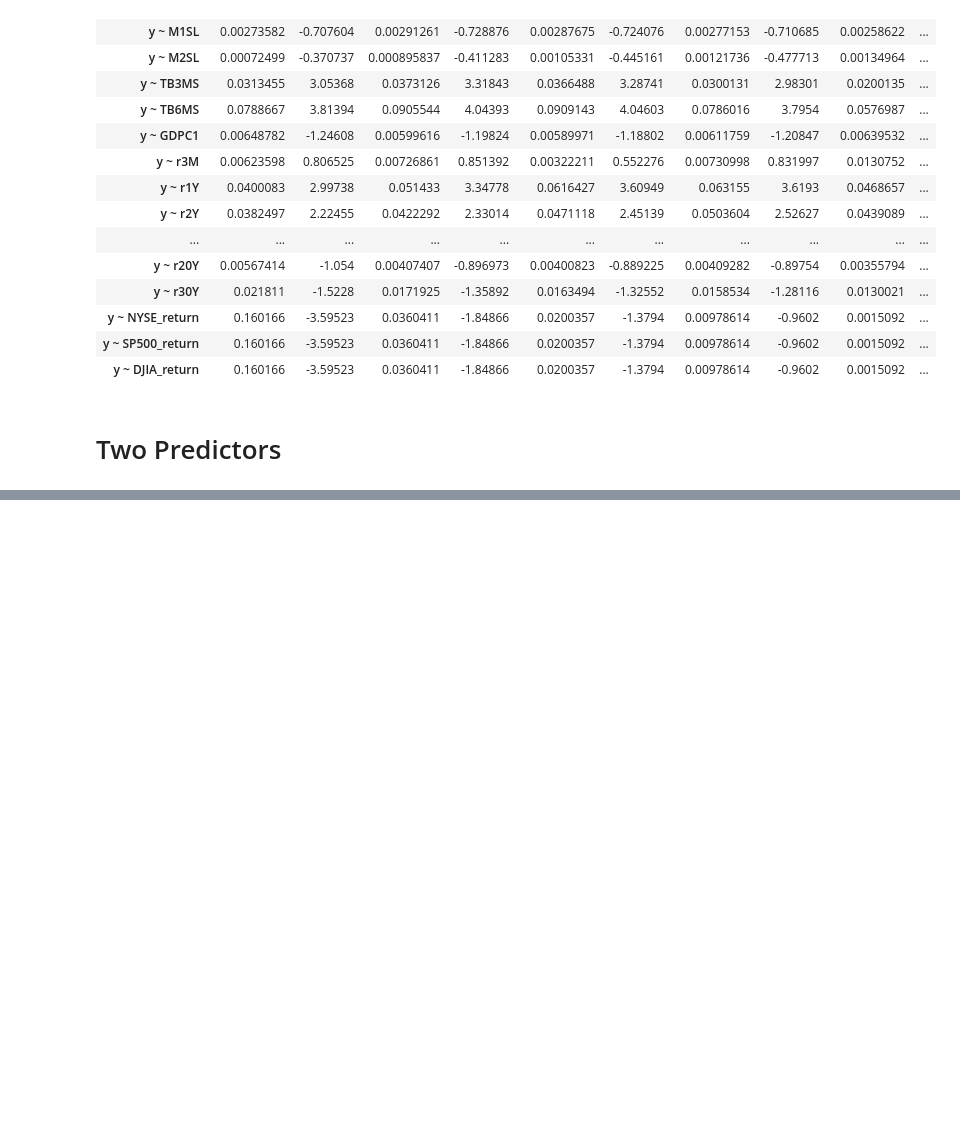
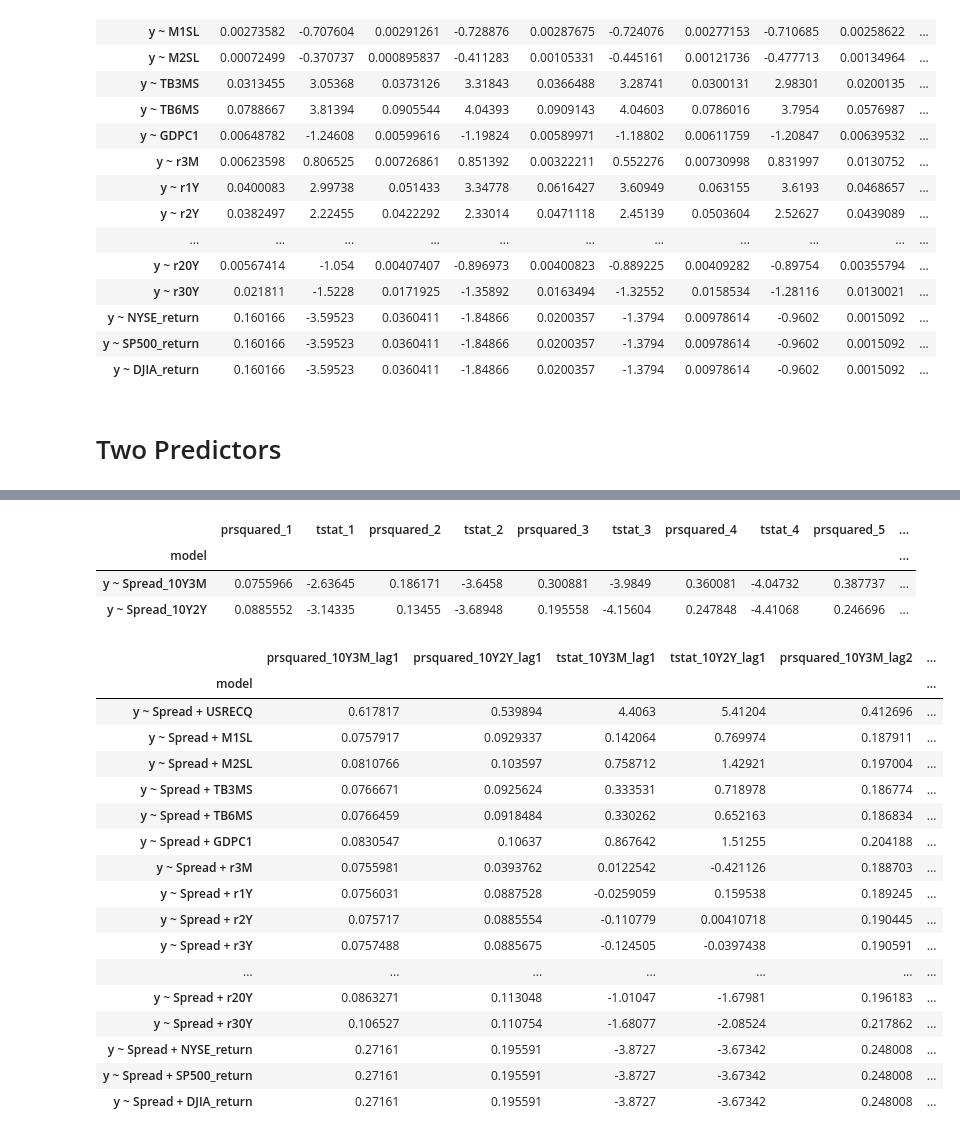
Before and after one commit to Henrywcj/macro_econ, a Jupyter notebook: regression.ipynb, the cells around one changed output, grey strips where cells are left out. Drawn from its saved outputs; the diff is of its cells as text; code cells hidden in the pictures; blank space fills up the shorter version.

Commit message:
Add spread comparison

```diff
--- a/regression.ipynb
+++ b/regression.ipynb
@@ -1,7 +1,8 @@
 # %%
 import pandas as pd
 import statsmodels.formula.api as sm
-from statsmodels.iolib.summary2 import summary_col
+#from statsmodels.iolib.summary2 import summary_col
+pd.set_option('display.max_columns', None)
 # %%
 df = pd.read_csv('comb_df.csv', index_col=0)
 # %%
@@ -135,0 +139,3 @@ summary
+# %%
+df['Spread_10Y2Y'] = df['r10Y'] - df['r2Y']
+df.rename(columns={'Spread':'Spread_10Y3M'}, inplace=True)
@@ -135,0 +173,55 @@ summary
+# %%
+summary
+# %% [output]
+|  | prsquared_1 | tstat_1 | prsquared_2 | tstat_2 | prsquared_3 | tstat_3 | prsquared_4 | tstat_4 | prsquared_5 | ... |
+| model |  |  |  |  |  |  |  |  |  | ... |
+| y ~ Spread_10Y3M | 0.0755966 | -2.63645 | 0.186171 | -3.6458 | 0.300881 | -3.9849 | 0.360081 | -4.04732 | 0.387737 | ... |
+| y ~ Spread_10Y2Y | 0.0885552 | -3.14335 | 0.13455 | -3.68948 | 0.195558 | -4.15604 | 0.247848 | -4.41068 | 0.246696 | ... |
+# %%
+results = []
+for i in range(1, 9):
+    names = []
+    prsquareds1 = []
+    prsquareds2 = []
+    tvalues1 = []
+    tvalues2 = []
+    df_temp = df.copy()
+    df_temp['y'] = df_temp.USRECQ.shift(-i)
+    for var in df_temp.columns:
+        if var in ['y', 'Spread_10Y3M', 'Spread_10Y2Y']:
+            continue
+        formula1 = 'y ~ Spread_10Y3M + ' + var
+        formula2 = 'y ~ Spread_10Y2Y + ' + var
+        names.append('y ~ Spread + '+ var)
+        logitfit1 = sm.logit(formula = formula1, data = df_temp).fit(maxiter=100, disp=0)
+        logitfit2 = sm.logit(formula = formula2, data = df_temp).fit(maxiter=100, disp=0)
+        tvalues1.append(logitfit1.tvalues[var])
+        tvalues2.append(logitfit2.tvalues[var])
+        prsquareds1.append(logitfit1.prsquared)
+        prsquareds2.append(logitfit2.prsquared)
+    df_temp = pd.DataFrame((names, prsquareds1, prsquareds2, tvalues1, tvalues2)).T
+    df_temp.columns = ['model', 'prsquared_10Y3M_lag'+str(i) , 'prsquared_10Y2Y_lag'+str(i) , 'tstat_10Y3M_lag'+str(i), 'tstat_10Y2Y_lag'+str(i)]
+    df_temp.set_index('model', inplace=True)
+    results.append(df_temp)
+summary = pd.concat(results, axis=1)
+# %%
+summary
+# %% [output]
+|  | prsquared_10Y3M_lag1 | prsquared_10Y2Y_lag1 | tstat_10Y3M_lag1 | tstat_10Y2Y_lag1 | prsquared_10Y3M_lag2 | ... |
+| model |  |  |  |  |  | ... |
+| y ~ Spread + USRECQ | 0.617817 | 0.539894 | 4.4063 | 5.41204 | 0.412696 | ... |
+| y ~ Spread + M1SL | 0.0757917 | 0.0929337 | 0.142064 | 0.769974 | 0.187911 | ... |
+| y ~ Spread + M2SL | 0.0810766 | 0.103597 | 0.758712 | 1.42921 | 0.197004 | ... |
+| y ~ Spread + TB3MS | 0.0766671 | 0.0925624 | 0.333531 | 0.718978 | 0.186774 | ... |
+| y ~ Spread + TB6MS | 0.0766459 | 0.0918484 | 0.330262 | 0.652163 | 0.186834 | ... |
+| y ~ Spread + GDPC1 | 0.0830547 | 0.10637 | 0.867642 | 1.51255 | 0.204188 | ... |
+| y ~ Spread + r3M | 0.0755981 | 0.0393762 | 0.0122542 | -0.421126 | 0.188703 | ... |
+| y ~ Spread + r1Y | 0.0756031 | 0.0887528 | -0.0259059 | 0.159538 | 0.189245 | ... |
+| y ~ Spread + r2Y | 0.075717 | 0.0885554 | -0.110779 | 0.00410718 | 0.190445 | ... |
+| y ~ Spread + r3Y | 0.0757488 | 0.0885675 | -0.124505 | -0.0397438 | 0.190591 | ... |
+| ... | ... | ... | ... | ... | ... | ... |
+| y ~ Spread + r20Y | 0.0863271 | 0.113048 | -1.01047 | -1.67981 | 0.196183 | ... |
+| y ~ Spread + r30Y | 0.106527 | 0.110754 | -1.68077 | -2.08524 | 0.217862 | ... |
+| y ~ Spread + NYSE_return | 0.27161 | 0.195591 | -3.8727 | -3.67342 | 0.248008 | ... |
+| y ~ Spread + SP500_return | 0.27161 | 0.195591 | -3.8727 | -3.67342 | 0.248008 | ... |
+| y ~ Spread + DJIA_return | 0.27161 | 0.195591 | -3.8727 | -3.67342 | 0.248008 | ... |
```
Also changed, not shown: parts of 3 cells of this notebook.
